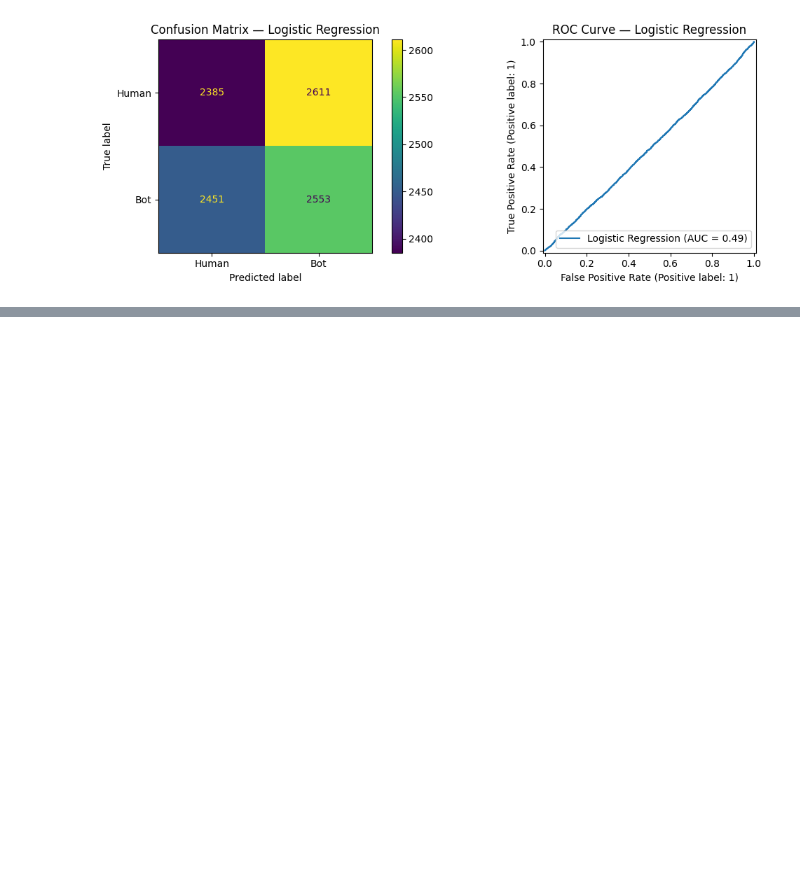
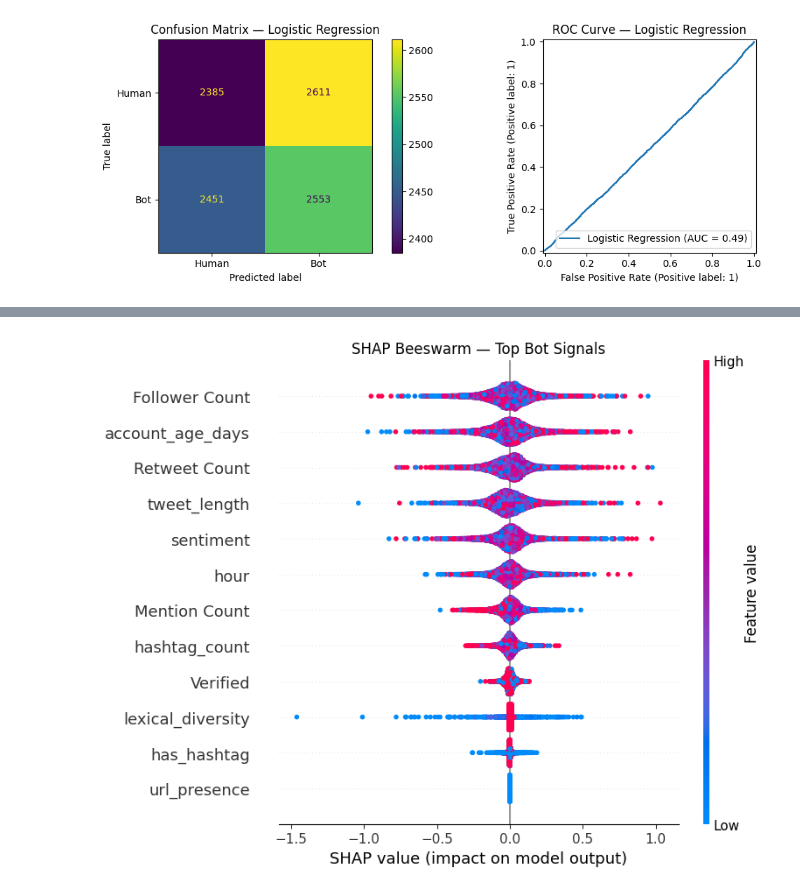
Before and after one commit to k-p2606/bot-or-not, a Jupyter notebook: bot-classifier.ipynb, the cells around one changed output, grey strips where cells are left out. Saved outputs shown, nothing was run; the diff lists cells and outputs as text; code cells hidden in the pictures; blank space fills up the shorter version.

```diff
--- a/bot-classifier.ipynb
+++ b/bot-classifier.ipynb
@@ -282,0 +399,14 @@ Logistic Regression — F1: 0.5022  |  ROC-AUC: 0.4887
+# %%
+import shap
+
+explainer = shap.TreeExplainer(xgb)
+shap_values = explainer.shap_values(X_test)
+
+# Beeswarm plot — top bot signals
+plt.figure()
+shap.summary_plot(shap_values, X_test, plot_type='dot', show=False)
+plt.title('SHAP Beeswarm — Top Bot Signals')
+plt.tight_layout()
+plt.show()
+# %% [output]
+[figure, added]
```
Also changed, not shown: parts of 12 cells of this notebook, 3 other files.
